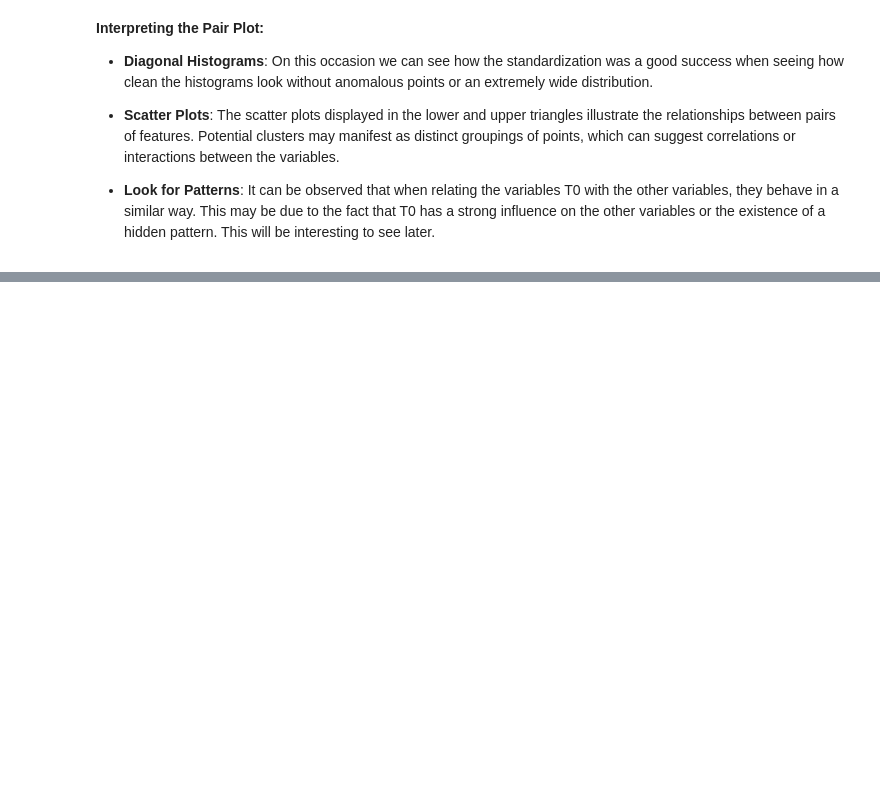
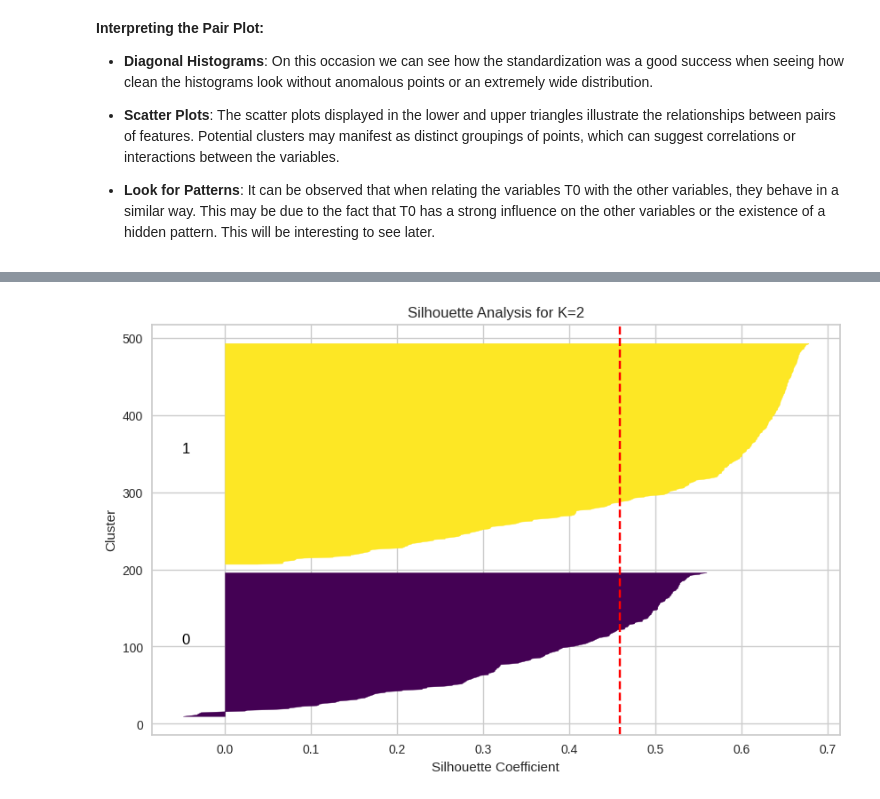
Before and after one commit to Diegodepab/clustering_genes, a Jupyter notebook: code/Lab1_sporulation_filtered.ipynb, the cells around one changed output, grey strips where cells are left out. Cells and saved outputs as stored; diff of their text form; code cells hidden in the pictures; blank space fills up the shorter version.

```diff
--- a/code/Lab1_sporulation_filtered.ipynb
+++ b/code/Lab1_sporulation_filtered.ipynb
@@ -202,0 +347,43 @@ plt.show()
+# %%
+
+def plot_silhouette(scaled_data, n_clusters):
+    # Asegúrate de que scaled_data es un DataFrame
+    if isinstance(scaled_data, pd.DataFrame):
+        scaled_data = scaled_data.values  # Convertir a matriz NumPy
+
+    # Aplicar KMeans
+    kmeans = KMeans(n_clusters=n_clusters, random_state=69)
+    clusters = kmeans.fit_predict(scaled_data)
+
+    # Calcular el puntaje de Silhouette
+    silhouette_avg = silhouette_score(scaled_data, clusters)
+    silhouette_values = silhouette_samples(scaled_data, clusters)
+
+    # Generar colores
+    colors = generate_colors(n_clusters)
+
+    # Graficar los valores de Silhouette
+    plt.figure(figsize=(10, 6))
+    y_lower = 10
+    for i in range(n_clusters):
+        # Encuentra los índices de los puntos del cluster
+        ith_cluster_silhouette_values = silhouette_values[clusters == i]
+        ith_cluster_silhouette_values.sort()
+        size_cluster_i = ith_cluster_silhouette_values.shape[0]
+        y_upper = y_lower + size_cluster_i
+
+        # Usar el color correspondiente para el cluster
+        plt.fill_betweenx(np.arange(y_lower, y_upper), ith_cluster_silhouette_values, 0, color=colors[i])
+        plt.text(-0.05, (y_lower + y_upper) / 2, str(i), color='black')  # Etiqueta del cluster
+        y_lower = y_upper + 10  # Espaciado entre clusters
+
+    plt.axvline(x=silhouette_avg, color="red", linestyle="--")  # Línea media de Silhouette
+    plt.title(f'Silhouette Analysis for K={n_clusters}')
+    plt.xlabel('Silhouette Coefficient')
+    plt.ylabel('Cluster')
+    plt.show()
+
+# Llamada a la función para graficar la silueta
+plot_silhouette(scaled_data, n_clusters=2)
+# %% [output]
+[figure, added]
```
Also changed, not shown: parts of 24 cells of this notebook.
